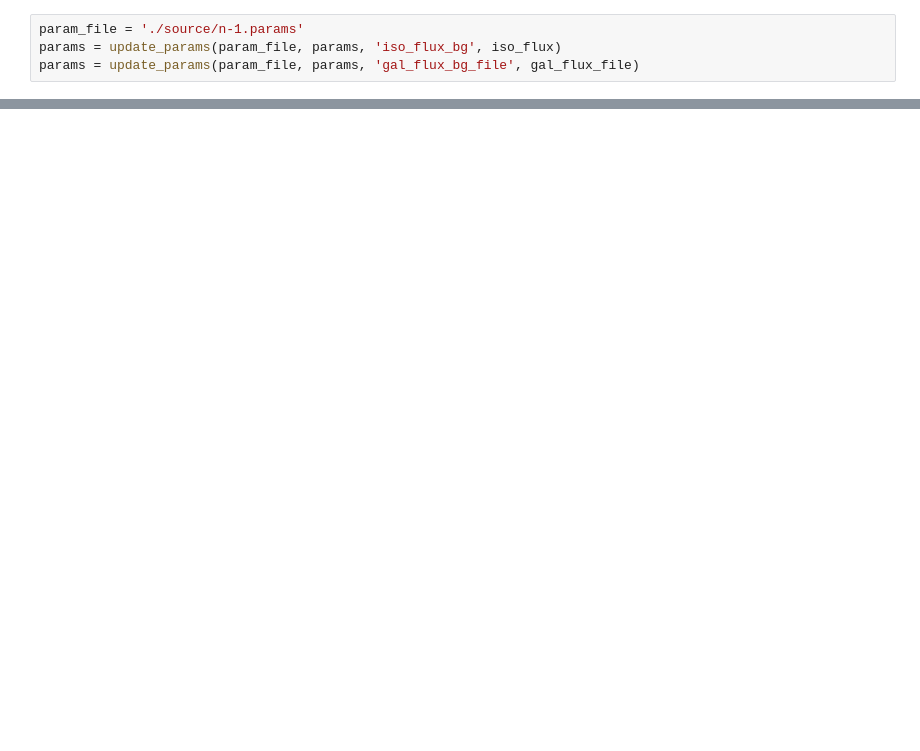
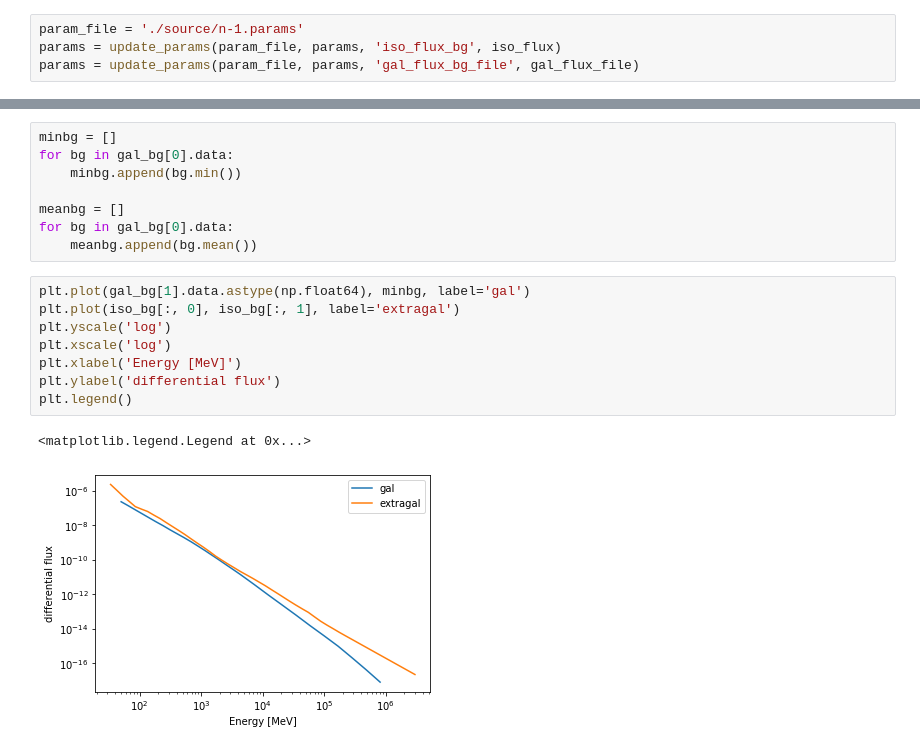
Before and after one commit to runburg/dm_gal_substructure, a Jupyter notebook: backgrounds.ipynb, the cells around one changed output, grey strips where cells are left out. Drawn from its saved outputs; the diff is of its cells as text; blank space fills up the shorter version.

```diff
--- a/backgrounds.ipynb
+++ b/backgrounds.ipynb
@@ -113,0 +143,19 @@ healpy.mollview(transtohpx, cmap=cm.jet, title="gal iem")
+# %%
+minbg = []
+for bg in gal_bg[0].data:
+    minbg.append(bg.min())
+
+meanbg = []
+for bg in gal_bg[0].data:
+    meanbg.append(bg.mean())
+# %%
+plt.plot(gal_bg[1].data.astype(np.float64), minbg, label='gal')
+plt.plot(iso_bg[:, 0], iso_bg[:, 1], label='extragal')
+plt.yscale('log')
+plt.xscale('log')
+plt.xlabel('Energy [MeV]')
+plt.ylabel('differential flux')
+plt.legend()
+# %% [output]
+<matplotlib.legend.Legend at 0x...>
+[figure, added]
```
Also changed, not shown: parts of 12 cells of this notebook, 7 other files.
